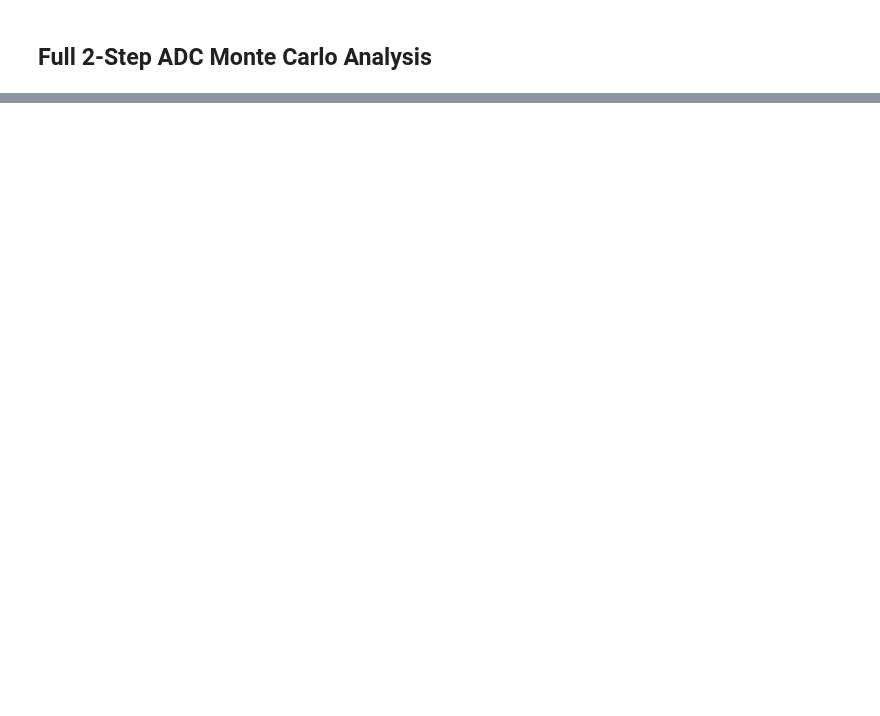
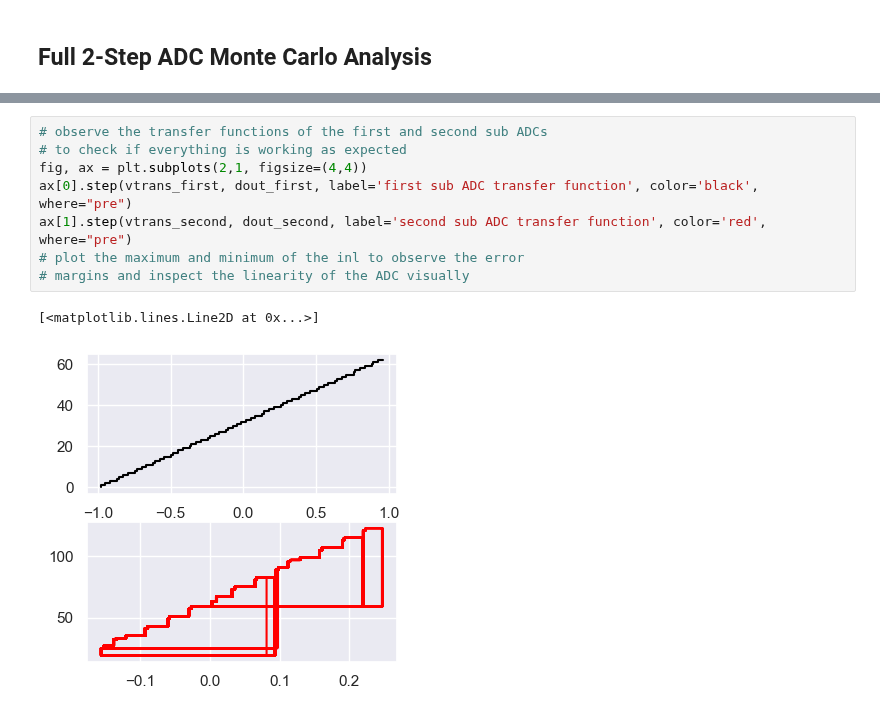
Before and after one commit to das-dias/signal-converters-notebooks, a Jupyter notebook: practical_classes/project_1.ipynb, the cells around one changed output, grey strips where cells are left out. Saved outputs shown, nothing was run; the diff lists cells and outputs as text; blank space fills up the shorter version.

```diff
--- a/practical_classes/project_1.ipynb
+++ b/practical_classes/project_1.ipynb
@@ -1065,0 +1089,11 @@ for ger in ra_gers:
+# %%
+# observe the transfer functions of the first and second sub ADCs
+# to check if everything is working as expected
+fig, ax = plt.subplots(2,1, figsize=(4,4))
+ax[0].step(vtrans_first, dout_first, label='first sub ADC transfer function', color='black', where="pre")
+ax[1].step(vtrans_second, dout_second, label='second sub ADC transfer function', color='red', where="pre")
+# plot the maximum and minimum of the inl to observe the error
+# margins and inspect the linearity of the ADC visually
+# %% [output]
+[<matplotlib.lines.Line2D at 0x...>]
+[figure, added]
```
Also changed, not shown: parts of 14 cells of this notebook, 1 other file.
